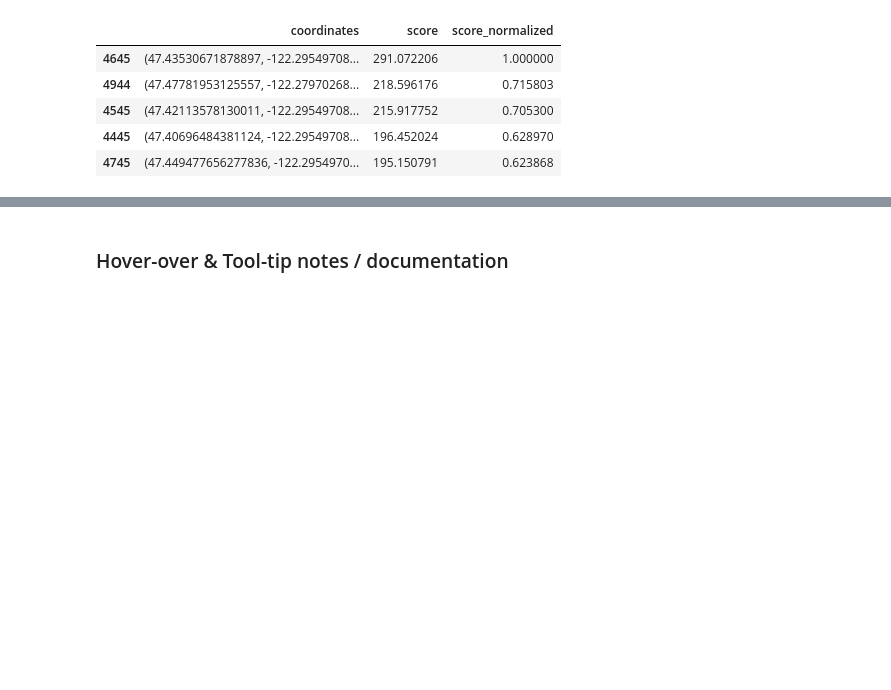
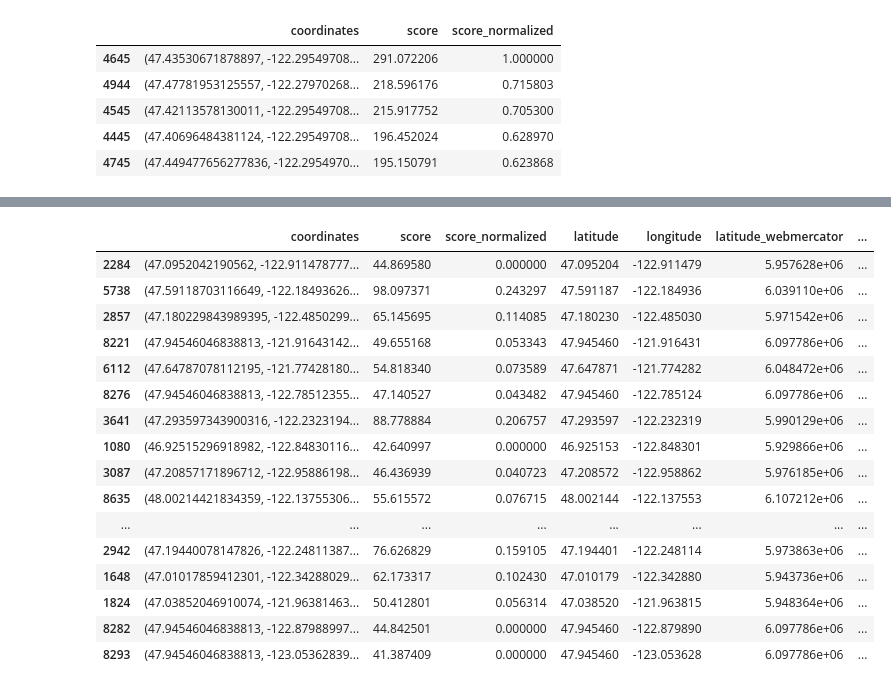
Before and after one commit to aufdemarbeitsmarkt/rossmo_et_ridgway, a Jupyter notebook: rossmo_et_ridgway/main_notebook.ipynb, the cells around one changed output, grey strips where cells are left out. Saved outputs shown, nothing was run; the diff lists cells and outputs as text; code cells hidden in the pictures; blank space fills up the shorter version.

```diff
--- a/rossmo_et_ridgway/main_notebook.ipynb
+++ b/rossmo_et_ridgway/main_notebook.ipynb
@@ -116,4 +89,2 @@ df_rossmo_results
-# %%
-df_rossmo_results['size_mapper'] = df_rossmo_results['score_normalized'] * 10
 # %%
 from bokeh.plotting import figure, output_notebook, show
@@ -213,2 +142,0 @@ BokehUserWarning: ColumnDataSource's columns must be of the same length. Current
-# %% [markdown]
-### Hover-over & Tool-tip notes / documentation
@@ -227,0 +143,20 @@ anchor = Either(
+# %%
+df_rossmo_results.sample(25)
+# %% [output]
+|  | coordinates | score | score_normalized | latitude | longitude | latitude_webmercator | ... |
+| 2284 | (47.0952042190562, -122.911478777... | 44.869580 | 0.000000 | 47.095204 | -122.911479 | 5.957628e+06 | ... |
+| 5738 | (47.59118703116649, -122.18493626... | 98.097371 | 0.243297 | 47.591187 | -122.184936 | 6.039110e+06 | ... |
+| 2857 | (47.180229843989395, -122.4850299... | 65.145695 | 0.114085 | 47.180230 | -122.485030 | 5.971542e+06 | ... |
+| 8221 | (47.94546046838813, -121.91643142... | 49.655168 | 0.053343 | 47.945460 | -121.916431 | 6.097786e+06 | ... |
+| 6112 | (47.64787078112195, -121.77428180... | 54.818340 | 0.073589 | 47.647871 | -121.774282 | 6.048472e+06 | ... |
+| 8276 | (47.94546046838813, -122.78512355... | 47.140527 | 0.043482 | 47.945460 | -122.785124 | 6.097786e+06 | ... |
+| 3641 | (47.293597343900316, -122.2323194... | 88.778884 | 0.206757 | 47.293597 | -122.232319 | 5.990129e+06 | ... |
+| 1080 | (46.92515296918982, -122.84830116... | 42.640997 | 0.000000 | 46.925153 | -122.848301 | 5.929866e+06 | ... |
+| 3087 | (47.20857171896712, -122.95886198... | 46.436939 | 0.040723 | 47.208572 | -122.958862 | 5.976185e+06 | ... |
+| 8635 | (48.00214421834359, -122.13755306... | 55.615572 | 0.076715 | 48.002144 | -122.137553 | 6.107212e+06 | ... |
+| ... | ... | ... | ... | ... | ... | ... | ... |
+| 2942 | (47.19440078147826, -122.24811387... | 76.626829 | 0.159105 | 47.194401 | -122.248114 | 5.973863e+06 | ... |
+| 1648 | (47.01017859412301, -122.34288029... | 62.173317 | 0.102430 | 47.010179 | -122.342880 | 5.943736e+06 | ... |
+| 1824 | (47.03852046910074, -121.96381463... | 50.412801 | 0.056314 | 47.038520 | -121.963815 | 5.948364e+06 | ... |
+| 8282 | (47.94546046838813, -122.87988997... | 44.842501 | 0.000000 | 47.945460 | -122.879890 | 6.097786e+06 | ... |
+| 8293 | (47.94546046838813, -123.05362839... | 41.387409 | 0.000000 | 47.945460 | -123.053628 | 6.097786e+06 | ... |
```
Also changed, not shown: parts of 15 cells of this notebook, 1 other file.
